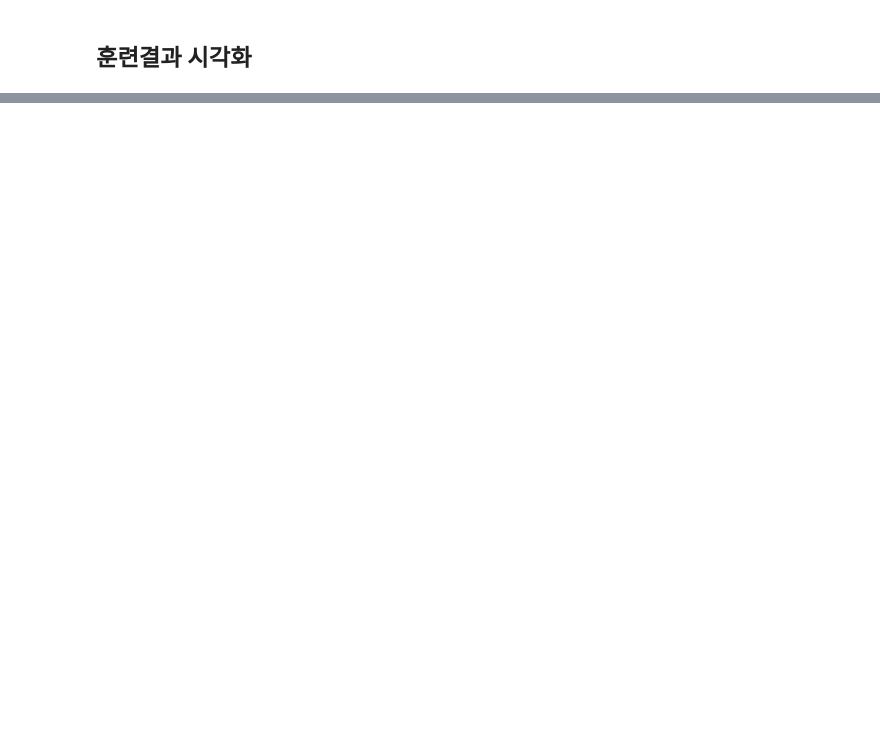
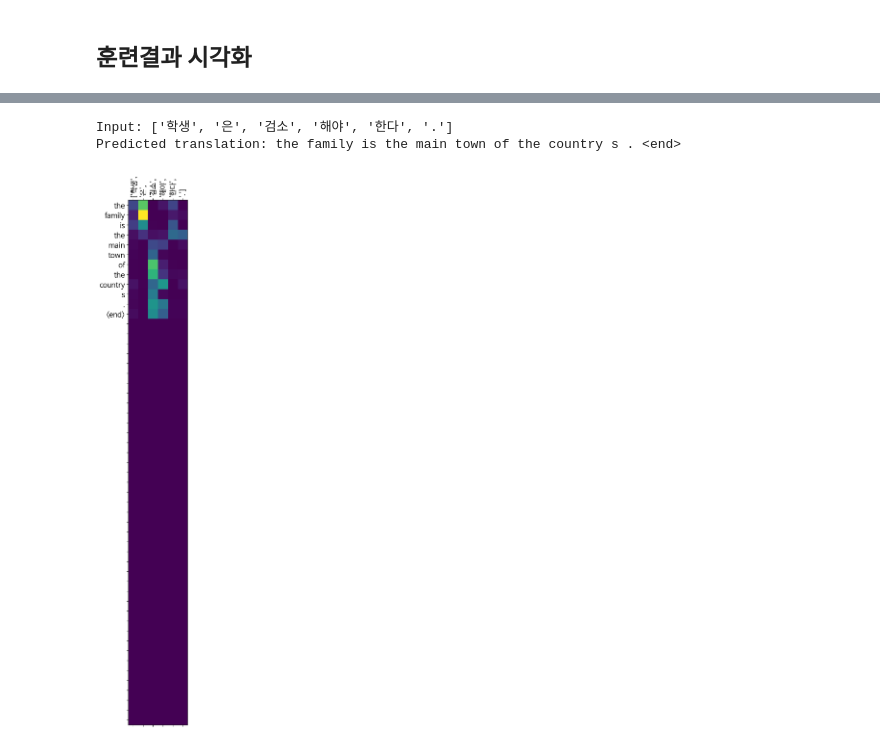
Before and after one commit to Jeon0866/AIFFEL_GoingDeeper, a Jupyter notebook: GD8_NLP_Seq2Seq_attention.ipynb, the cells around one changed output, grey strips where cells are left out. Saved outputs shown, nothing was run; the diff lists cells and outputs as text; code cells hidden in the pictures; blank space fills up the shorter version.

```diff
--- a/GD8_NLP_Seq2Seq_attention.ipynb
+++ b/GD8_NLP_Seq2Seq_attention.ipynb
@@ -452,0 +462,6 @@ translate("나는 대한민국의 시민이다.", encoder, decoder)
+# %%
+translate("학생은 검소해야한다.", encoder, decoder)
+# %% [output]
+Input: ['학생', '은', '검소', '해야', '한다', '.']
+Predicted translation: the family is the main town of the country s . <end>
+[figure, added]
```
Also changed, not shown: parts of 7 cells of this notebook.
